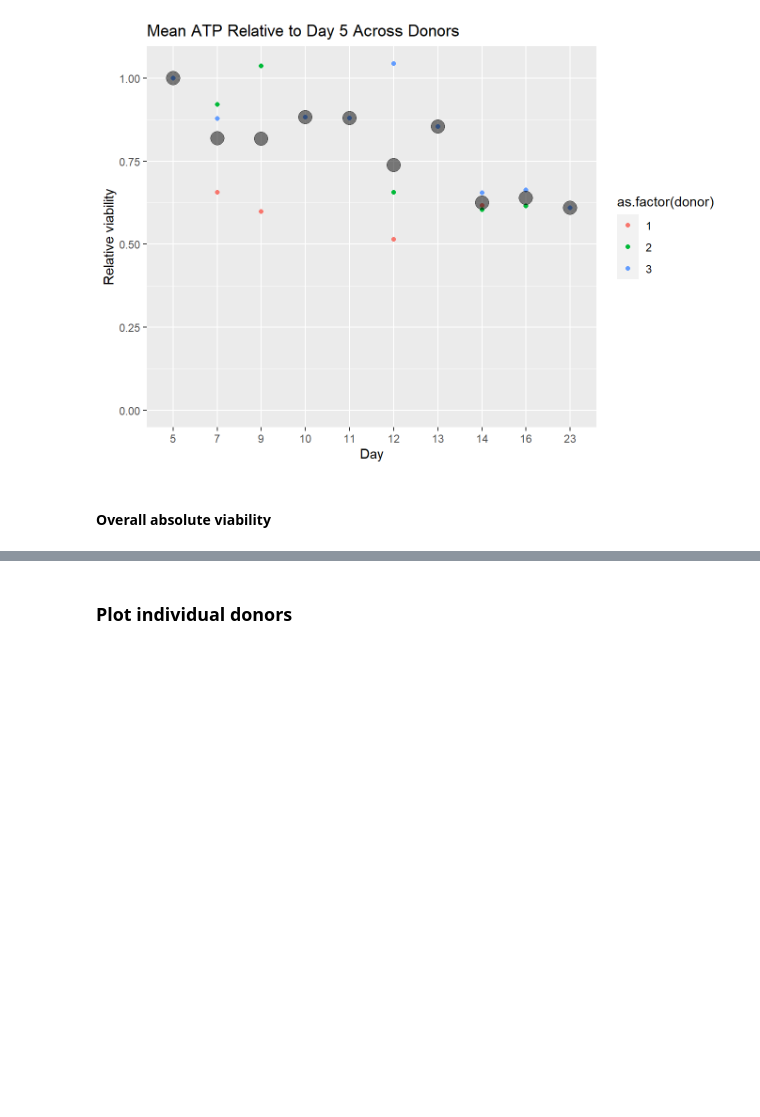
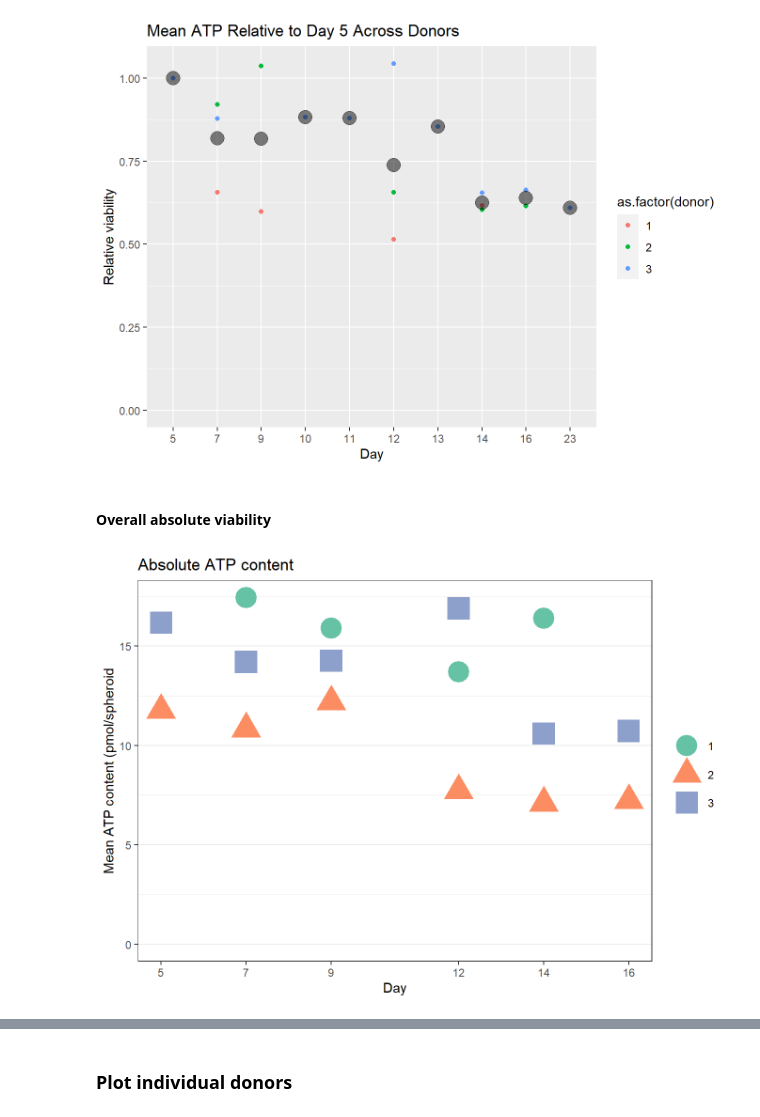
Before and after one commit to andreasludvig/manuscript, a Jupyter notebook: notebooks/viability/Viability.out.ipynb, the cells around one changed output, grey strips where cells are left out. Saved outputs shown, nothing was run; the diff lists cells and outputs as text; code cells hidden in the pictures; blank space fills up the shorter version.

```diff
--- a/notebooks/viability/Viability.out.ipynb
+++ b/notebooks/viability/Viability.out.ipynb
@@ -85,3 +65,42 @@ ggplot() +
+# %%
+# read processed data
+data <- readRDS(here("notebooks/viability/data_processed/final_viability.rds"))
+
+# Caclulate mean ATP by day and donor
+mean_ATP <- data[, .(mean_ATP = mean(ATP, na.rm = TRUE)), by = .(day, donor)]
+
+# Set for donor 3 day 9 was measured on day 10.
+mean_ATP[day == 10, day := 9]
+
+# Keep only day 5, 7, 9, 12, 14, and 16
+mean_ATP <- mean_ATP[day %in% c(5, 7, 9, 12, 14, 16)]
+mean_ATP <- mean_ATP[!(donor == 1 & day == 5)]
+
+plot_absolute_viability <-
+  ggplot(data = mean_ATP,
+         aes(x = day,
+             y = mean_ATP,
+             color = as.factor(donor),
+             shape = as.factor(donor))) +
+  geom_point(size = 8) +
+  scale_color_brewer(palette = "Set2") +
+  labs(title = "Absolute ATP content",
+       x = "Day",
+       y = "Mean ATP content (pmol/spheroid",
+       color = "Donor",  # Rename the legend title
+       shape = "Donor") +  # Ensure this is the same as color
+  guides(color = guide_legend(), shape = guide_legend()) +  # Combine color and shape legends
+  scale_y_continuous(limits = c(0, NA)) +
+  scale_x_continuous(breaks = c(5, 7, 9, 12, 14, 16)) +
+  theme_bw() +
+  theme(panel.grid.major.x = element_blank(),
+        panel.grid.minor.x = element_blank(),
+        legend.title = element_blank(),  # Remove legend title for size
+        legend.key.size = unit(1.2, 'lines'))  # Adjust the size of the legend keys
+
+plot_absolute_viability
+# %% [output]
+[figure, added]
 # %%
 #|
 plot_absolute_viability
```
Also changed, not shown: parts of 4 cells of this notebook, 15 other files.
